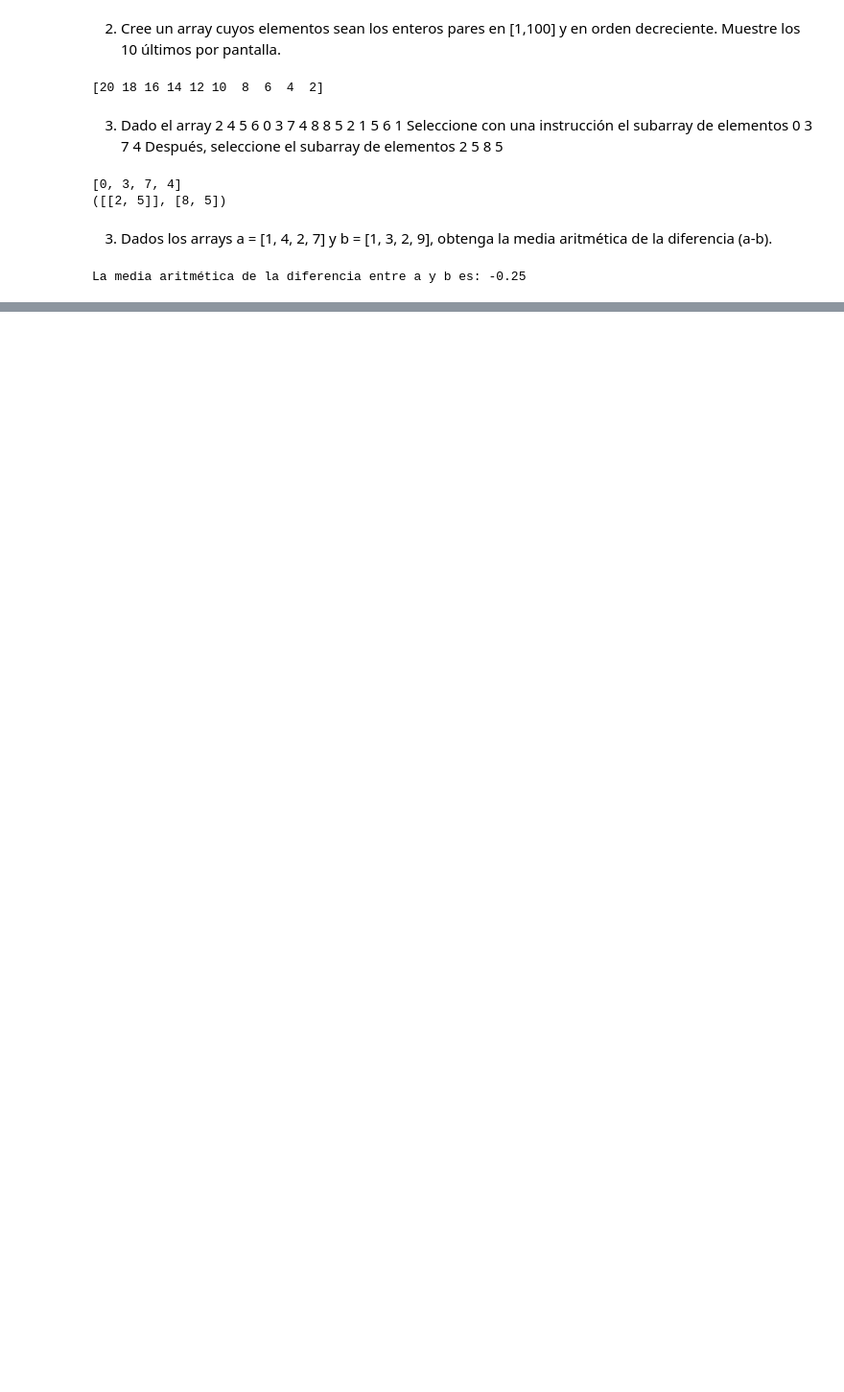
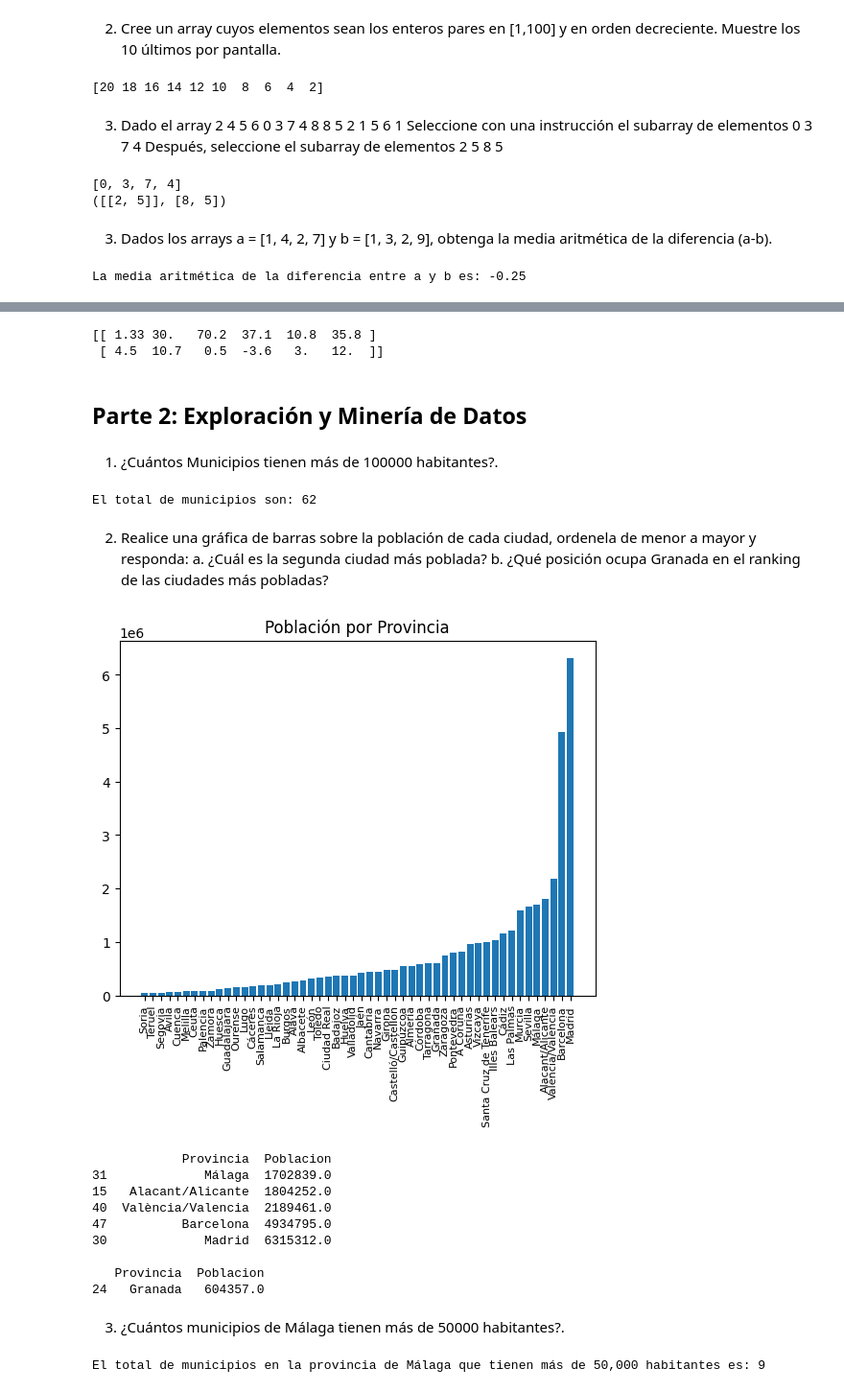
Before and after one commit to lpyo87/Ciencia_datos_Python, a Jupyter notebook: Lab3.ipynb, the cells around one changed output, grey strips where cells are left out. Shown at 96% size. Cells and saved outputs as stored; diff of their text form; code cells hidden in the pictures; blank space fills up the shorter version.

```diff
--- a/Lab3.ipynb
+++ b/Lab3.ipynb
@@ -65,0 +90,79 @@ La media aritmética de la diferencia entre a y b es: -0.25
+# %%
+#Se llama Numpy
+import numpy as np
+#Se crea el array x con la función np.array
+coord = np.array([[1.33, 4.5], [30, 10.7],[70.2,0.5]])
+#Debido a que se anexan las coordinadas verticales, se utiliza la función np.vstack
+coord=np.vstack([coord,[37.1,-3.6]])
+coord= coord.transpose()
+coord2 = np.array([[10.8, 3],[35.8,12]])
+coord2=coord2.transpose()
+coord=np.hstack([coord, coord2])
+print(coord)
+# %% [output]
+[[ 1.33 30.   70.2  37.1  10.8  35.8 ]
+ [ 4.5  10.7   0.5  -3.6   3.   12.  ]]
+# %% [markdown]
+## Parte 2: Exploración y Minería de Datos
+# %% [markdown]
+1) ¿Cuántos Municipios tienen más de 100000 habitantes?.
+# %%
+import pandas as pd
+import matplotlib.pylab as plt
+
+dataset = pd.read_csv("Lab_3/Lab_3/NucleosPoblacion.csv")
+df=pd.DataFrame(dataset)
+df.head()
+#Se validan los tipos de las columnas
+df.dtypes
+df_2 = df.loc[df["Poblacion"]>100000]
+muni= len(df_2)
+print(f"El total de municipios son: {muni}")
+# %% [output]
+El total de municipios son: 62
+# %% [markdown]
+2) Realice una gráfica de barras sobre la población de cada
+ciudad, ordenela de menor a mayor y responda:
+a. ¿Cuál es la segunda ciudad más poblada?
+b. ¿Qué posición ocupa Granada en el ranking de
+las ciudades más pobladas?
+# %%
+#Se ordena el dataset de manera descendiente por el campo de Población
+pos_ord = df.groupby(by='Provincia', sort=False, as_index=False)['Poblacion'].sum()
+pos_ord=pd.DataFrame(pos_ord.sort_values("Poblacion"))
+
+#Se genera la gráfica de barras
+
+plt.bar(pos_ord["Provincia"], pos_ord["Poblacion"], align="center")
+#Se generan las etiquetas del gráfico
+plt.title("Población por Provincia")
+
+#Se rotan los nombres
+plt.xticks(rotation=90, fontsize=8)
+#plt.figure(figsize=(20,3))
+plt.show()
+df_cit = pd.DataFrame(pos_ord, columns=["Provincia", "Poblacion"])
+#print(df_cit.iloc[-4:])
+print(df_cit.tail())
+print("")
+#Para facilitar la localización de Granada, se utiliza:
+print(pos_ord.loc[pos_ord["Provincia"]=="Granada"])
+# %% [output]
+[figure, added]
+            Provincia  Poblacion
+31             Málaga  1702839.0
+15   Alacant/Alicante  1804252.0
+40  València/Valencia  2189461.0
+47          Barcelona  4934795.0
+30             Madrid  6315312.0
+
+   Provincia  Poblacion
+24   Granada   604357.0
+# %% [markdown]
+3) ¿Cuántos municipios de Málaga tienen más de 50000
+habitantes?.
+# %%
+df_malaga = df.loc[(df["Poblacion"]>50000) & (df["Provincia"]=="Málaga")]
+print(f"El total de municipios en la provincia de Málaga que tienen más de 50,000 habitantes es: {len(df_malaga)}")
+# %% [output]
+El total de municipios en la provincia de Málaga que tienen más de 50,000 habitantes es: 9
```
Also changed, not shown: parts of 11 cells of this notebook.
